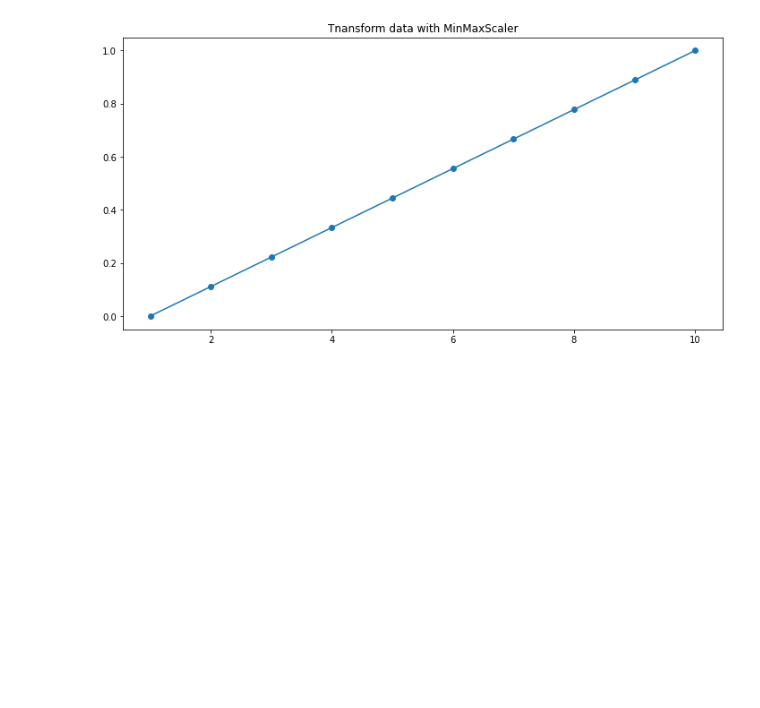
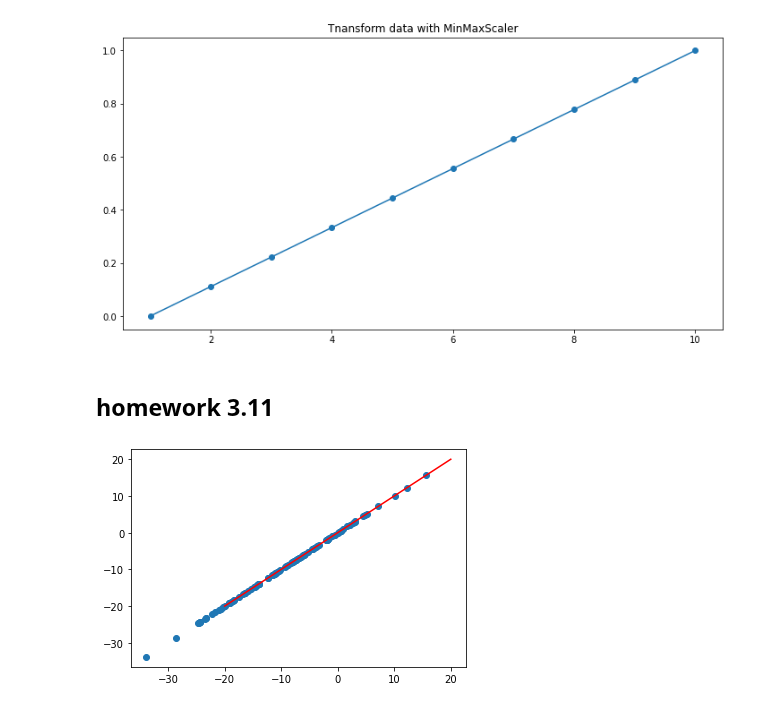
Before and after one commit to Stynic/train_ml_math, a Jupyter notebook: ml/low_level/module_3/notebook_3.ipynb, the cells around one changed output. Drawn from its saved outputs; the diff is of its cells as text; code cells hidden in the pictures; blank space fills up the shorter version.

```diff
--- a/ml/low_level/module_3/notebook_3.ipynb
+++ b/ml/low_level/module_3/notebook_3.ipynb
@@ -411,3 +414,17 @@ print(f'RMSE = {np.sqrt(mean_squared_error(y_trasform, y_pred))}')
 # %% [output]
 RMSE = 7.23776861244768e-17
 [figure]
+# %% [markdown]
+## homework 3.11
+# %%
+import numpy as np
+import matplotlib.pyplot as plt
+
+# polinom level 1 - linear regression
+other_number = np.random.normal(-10, 10, 100)
+x = np.linspace(-20, 20, num=100)
+plt.plot(x, x, color='red')
+plt.scatter(other_number, other_number)
+plt.show()
+# %% [output]
+[figure, added]
```
Also changed, not shown: parts of 28 cells of this notebook, 1 other file.
